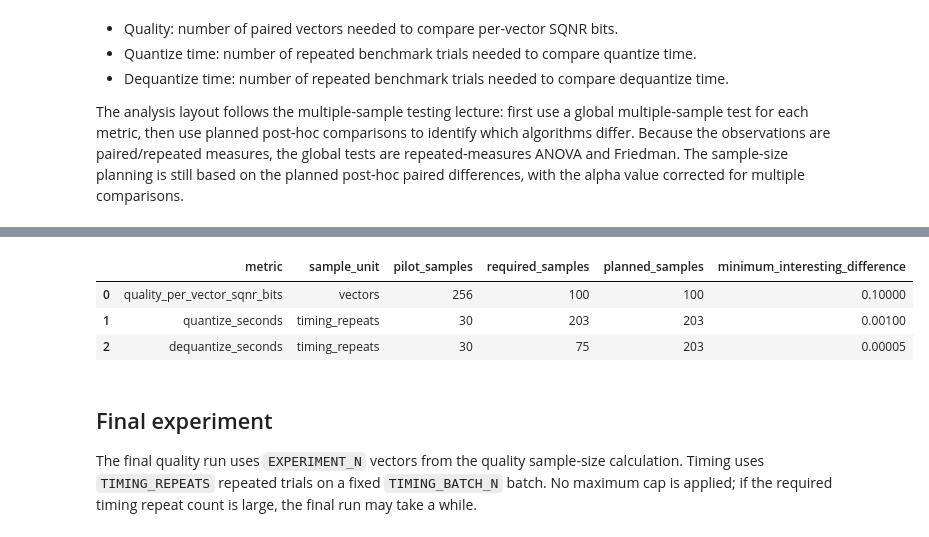
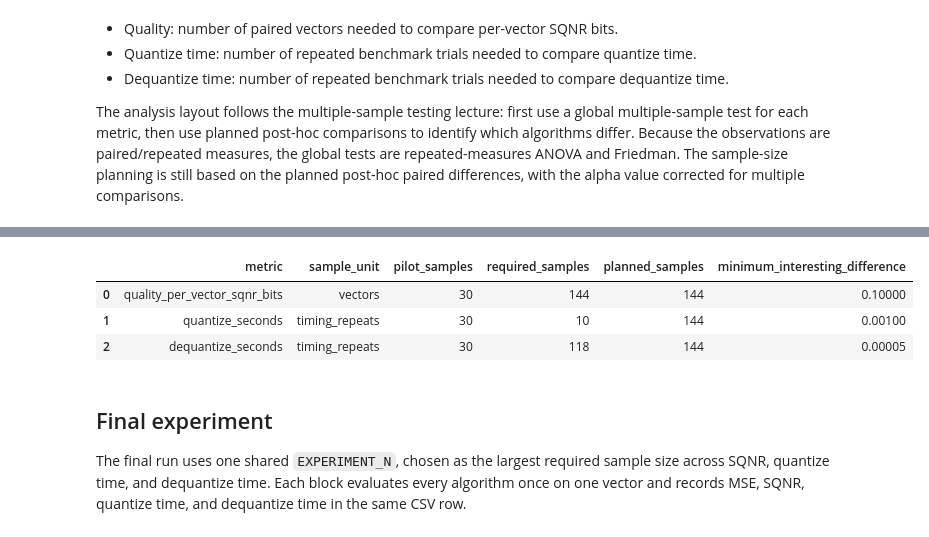
Before and after one commit to dmnunez1993/llm-quantization-benchmarks, a Jupyter notebook: quantizer_sample_size_experiment.ipynb, the cells around one changed output, grey strips where cells are left out. Saved outputs shown, nothing was run; the diff lists cells and outputs as text; code cells hidden in the pictures.

```diff
--- a/quantizer_sample_size_experiment.ipynb
+++ b/quantizer_sample_size_experiment.ipynb
@@ -67,10 +84,10 @@ SCALE_GRANULARITY = "none"
 PER_VECTOR_SCALAR_BITS = 0
 
 # Sample size calculation settings from the lecture: alpha, power, SD, and minimum interesting effect.
-# Quality samples are vectors. Timing samples are repeated benchmark trials on a fixed batch.
-PILOT_QUALITY_N = 256
+# One run/block is one vector evaluated by every algorithm.
+# Each run records MSE, SQNR, quantize time, and dequantize time from the same quantize/dequantize call.
+PILOT_QUALITY_N = 30
 PILOT_TIMING_REPEATS = 30
-TIMING_BATCH_N = 1024
 TIMING_WARMUP_REPEATS = 5
 TIMING_RANDOMIZE_ORDER = True
 
@@ -87,7 +104,17 @@ MIN_INTERESTING_SQNR_BITS_DIFF = 0.10
 MIN_INTERESTING_QUANTIZE_SECONDS = 0.001
 MIN_INTERESTING_DEQUANTIZE_SECONDS = 0.00005
 
-rng = np.random.default_rng(SEED)
+# CSV output. Each top-to-bottom notebook execution writes exactly two raw data files in this run directory.
+RESULTS_DIR = ROOT / "results" / "quantizer_sample_size_experiment"
+RUN_ID = f"seed{SEED}_{time.strftime('%Y%m%d_%H%M%S')}"
+RUN_DIR = RESULTS_DIR / RUN_ID
+
+
+def make_rng(offset: int = 0):
+    return np.random.default_rng(SEED + int(offset))
+
+
+seed_everything(SEED)
 # %%
 @dataclass
 class QuantizerReport:
@@ -850,33 +1161,37 @@ def posthoc_pairwise_table(metric_samples: dict[str, dict[str, np.ndarray]]):
 pilot_sd_n = pilot_sample_size_for_sd(confidence=0.95, relative_error=0.25)
 print(f"Pilot-study approximation for SD estimate: n ~= {pilot_sd_n} for 95% confidence and 25% relative error")
 print(f"Using PILOT_QUALITY_N = {PILOT_QUALITY_N}")
-print(f"Using PILOT_TIMING_REPEATS = {PILOT_TIMING_REPEATS} on TIMING_BATCH_N = {TIMING_BATCH_N}")
+print(f"Using pilot runs = {max(PILOT_QUALITY_N, PILOT_TIMING_REPEATS)}")
 
-quality_pilot_x = rng.standard_normal((PILOT_QUALITY_N, DIM)).astype(np.float32)
-timing_pilot_x = rng.standard_normal((TIMING_BATCH_N, DIM)).astype(np.float32)
+seed_everything(SEED)
+pilot_rng = make_rng(1)
+PILOT_N = max(PILOT_QUALITY_N, PILOT_TIMING_REPEATS)
+pilot_batch_n = PILOT_N
+pilot_x = pilot_rng.standard_normal((pilot_batch_n, DIM)).astype(np.float32)
 quantizer_items, qtip_status = make_quantizer_items()
 print(f"QTIP status: {qtip_status}")
 print("Algorithms:")
 for item in quantizer_items:
     print(f"- {item['method']} | rate={item['rate']:.3f} bpd")
 
-pilot_reports = []
-pilot_quality_scores = {}
-for item in quantizer_items:
-    report, recon, row_sqnr_bits = run_reconstruction(item, quality_pilot_x)
-    pilot_reports.append(report)
-    pilot_quality_scores[item["method"]] = row_sqnr_bits
-
-pilot_timing_samples = benchmark_timing_samples(
+pilot_csv, pilot_quality_sqnr, pilot_quantize_seconds, pilot_dequantize_seconds, pilot_reports = run_combined_experiment(
     quantizer_items,
-    timing_pilot_x,
-    repeats=PILOT_TIMING_REPEATS,
+    pilot_x,
+    phase="pilot",
+    n_runs=PILOT_N,
     warmup=TIMING_WARMUP_REPEATS,
+    order_seed=SEED + 10,
 )
 
 pilot_results = reports_table(pilot_reports)
+
+# Sample-size planning reads the pilot CSV back from disk.
+pilot_quality_sqnr_from_csv = load_metric_samples_from_experiment_csv(pilot_csv, "sqnr_bits")
+pilot_quantize_seconds_from_csv = load_metric_samples_from_experiment_csv(pilot_csv, "quantize_seconds")
+pilot_dequantize_seconds_from_csv = load_metric_samples_from_experiment_csv(pilot_csv, "dequantize_seconds")
+
 quality_sample_size_table = sample_size_table_from_samples(
-    pilot_quality_scores,
+    pilot_quality_sqnr_from_csv,
     alpha=ALPHA,
     power=POWER,
     delta=MIN_INTERESTING_SQNR_BITS_DIFF,
@@ -884,7 +1199,7 @@ quality_sample_size_table = sample_size_table_from_samples(
     sample_unit="vectors",
 )
 quantize_time_sample_size_table = sample_size_table_from_samples(
-    pilot_timing_samples["quantize_seconds"],
+    pilot_quantize_seconds_from_csv,
     alpha=ALPHA,
     power=POWER,
     delta=MIN_INTERESTING_QUANTIZE_SECONDS,
@@ -892,7 +1207,7 @@ quantize_time_sample_size_table = sample_size_table_from_samples(
     sample_unit="timing_repeats",
 )
 dequantize_time_sample_size_table = sample_size_table_from_samples(
-    pilot_timing_samples["dequantize_seconds"],
+    pilot_dequantize_seconds_from_csv,
     alpha=ALPHA,
     power=POWER,
     delta=MIN_INTERESTING_DEQUANTIZE_SECONDS,
@@ -903,8 +1218,8 @@ dequantize_time_sample_size_table = sample_size_table_from_samples(
 REQUIRED_QUALITY_N = required_n_from_table(quality_sample_size_table)
 REQUIRED_QUANTIZE_REPEATS = required_n_from_table(quantize_time_sample_size_table)
 REQUIRED_DEQUANTIZE_REPEATS = required_n_from_table(dequantize_time_sample_size_table)
-EXPERIMENT_N = int(REQUIRED_QUALITY_N)
-TIMING_REPEATS = int(max(REQUIRED_QUANTIZE_REPEATS, REQUIRED_DEQUANTIZE_REPEATS))
+EXPERIMENT_N = int(max(REQUIRED_QUALITY_N, REQUIRED_QUANTIZE_REPEATS, REQUIRED_DEQUANTIZE_REPEATS))
+TIMING_REPEATS = EXPERIMENT_N
 
 quality_sample_size_table = add_planned_power(quality_sample_size_table, EXPERIMENT_N)
 quantize_time_sample_size_table = add_planned_power(quantize_time_sample_size_table, TIMING_REPEATS)
@@ -914,7 +1229,7 @@ sample_size_summary = pd.DataFrame([
     {
         "metric": "quality_per_vector_sqnr_bits",
         "sample_unit": "vectors",
-        "pilot_samples": PILOT_QUALITY_N,
+        "pilot_samples": PILOT_N,
         "required_samples": REQUIRED_QUALITY_N,
         "planned_samples": EXPERIMENT_N,
         "minimum_interesting_difference": MIN_INTERESTING_SQNR_BITS_DIFF,
@@ -922,7 +1237,7 @@ sample_size_summary = pd.DataFrame([
     {
         "metric": "quantize_seconds",
         "sample_unit": "timing_repeats",
-        "pilot_samples": PILOT_TIMING_REPEATS,
+        "pilot_samples": PILOT_N,
         "required_samples": REQUIRED_QUANTIZE_REPEATS,
         "planned_samples": TIMING_REPEATS,
         "minimum_interesting_difference": MIN_INTERESTING_QUANTIZE_SECONDS,
@@ -930,7 +1245,7 @@ sample_size_summary = pd.DataFrame([
     {
         "metric": "dequantize_seconds",
         "sample_unit": "timing_repeats",
-        "pilot_samples": PILOT_TIMING_REPEATS,
+        "pilot_samples": PILOT_N,
         "required_samples": REQUIRED_DEQUANTIZE_REPEATS,
         "planned_samples": TIMING_REPEATS,
         "minimum_interesting_difference": MIN_INTERESTING_DEQUANTIZE_SECONDS,
@@ -942,9 +1257,10 @@ alpha_pair, total_pairwise_tests = pairwise_alpha_for_scope(len(quantizer_items)
 print(f"FWER scope: {FWER_SCOPE}; planned pairwise tests in correction: {total_pairwise_tests}")
 print(f"Bonferroni alpha per comparison: {alpha_pair:.6g}")
 print(f"Required quality vectors: {REQUIRED_QUALITY_N}")
-print(f"Recommended quantize timing repeats: {REQUIRED_QUANTIZE_REPEATS}")
-print(f"Recommended dequantize timing repeats: {REQUIRED_DEQUANTIZE_REPEATS}")
-print(f"Required timing repeats: {TIMING_REPEATS}")
+print(f"Required quantize timing runs: {REQUIRED_QUANTIZE_REPEATS}")
+print(f"Required dequantize timing runs: {REQUIRED_DEQUANTIZE_REPEATS}")
+print(f"Final shared experiment runs: {EXPERIMENT_N}")
+print(f"Pilot CSV: {pilot_csv}")
 sample_size_summary
 # %% [output]
 Pilot-study approximation for SD estimate: n ~= 123 for 95% confidence and 25% relative error
@@ -965,9 +1282,9 @@ Required timing repeats: 203
 |  | metric | sample_unit | pilot_samples | required_samples | planned_samples | minimum_interesting_difference |
-| 0 | quality_per_vector_sqnr_bits | vectors | 256 | 100 | 100 | 0.10000 |
-| 1 | quantize_seconds | timing_repeats | 30 | 203 | 203 | 0.00100 |
-| 2 | dequantize_seconds | timing_repeats | 30 | 75 | 203 | 0.00005 |
+| 0 | quality_per_vector_sqnr_bits | vectors | 30 | 144 | 144 | 0.10000 |
+| 1 | quantize_seconds | timing_repeats | 30 | 10 | 144 | 0.00100 |
+| 2 | dequantize_seconds | timing_repeats | 30 | 118 | 144 | 0.00005 |
 # %% [markdown]
 ## Final experiment
 
-The final quality run uses `EXPERIMENT_N` vectors from the quality sample-size calculation. Timing uses `TIMING_REPEATS` repeated trials on a fixed `TIMING_BATCH_N` batch. No maximum cap is applied; if the required timing repeat count is large, the final run may take a while.
+The final run uses one shared `EXPERIMENT_N`, chosen as the largest required sample size across SQNR, quantize time, and dequantize time. Each block evaluates every algorithm once on one vector and records MSE, SQNR, quantize time, and dequantize time in the same CSV row.
 # %%
```
Also changed, not shown: parts of 5 cells of this notebook, 4 other files.
